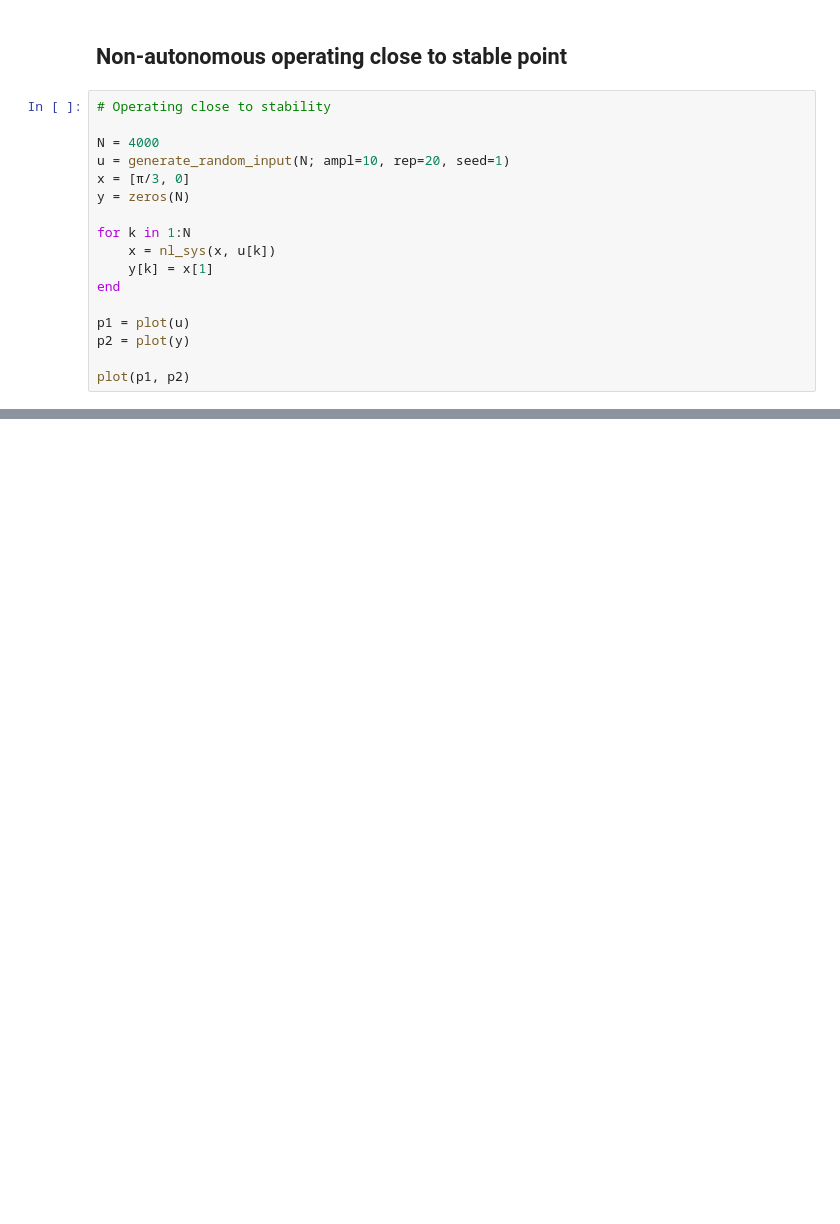
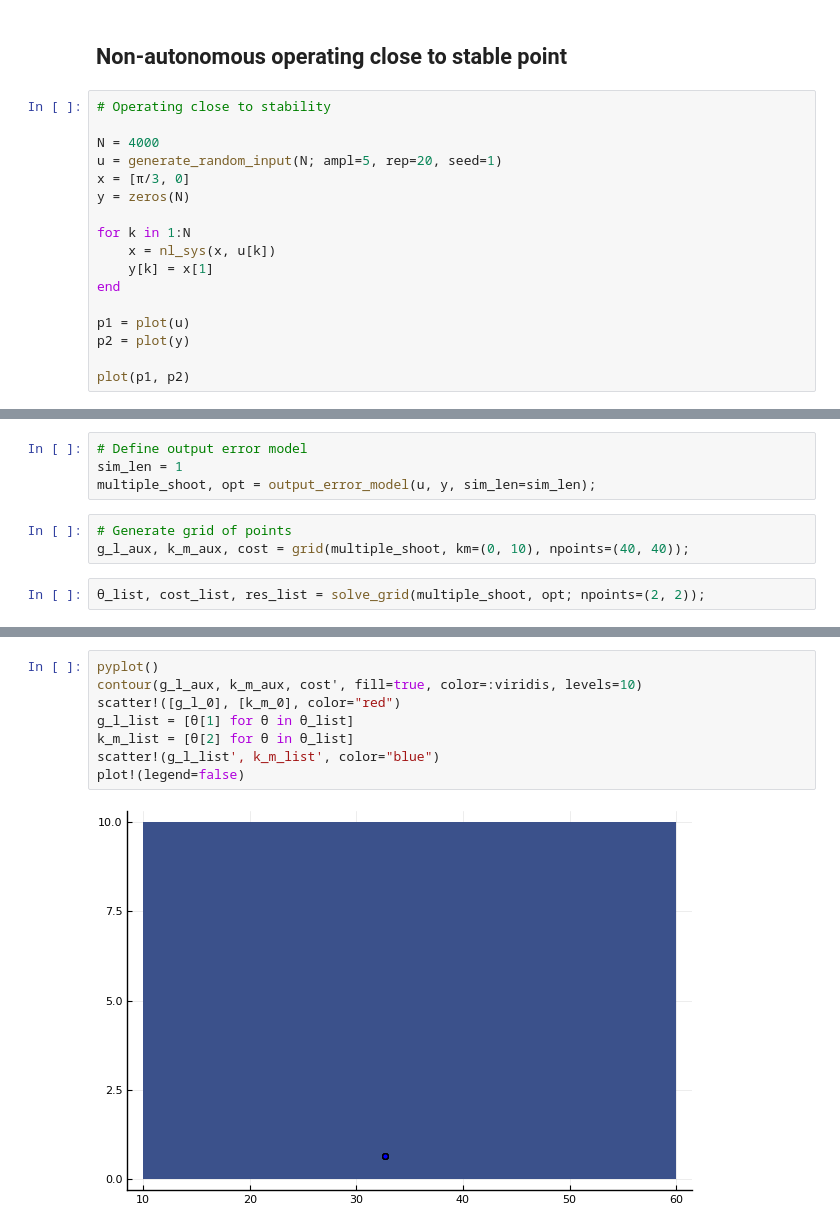
Before and after one commit to antonior92/MultipleShootingPEM.jl, a Jupyter notebook: examples/discretized_pendulum.ipynb, the cells around one changed output, grey strips where cells are left out. Cells and saved outputs as stored; diff of their text form; blank space fills up the shorter version.

```diff
--- a/examples/discretized_pendulum.ipynb
+++ b/examples/discretized_pendulum.ipynb
@@ -285,7 +252,7 @@ multiple_shoot.simulations[1].ys
 # Operating close to stability
 
 N = 4000
-u = generate_random_input(N; ampl=10, rep=20, seed=1)
+u = generate_random_input(N; ampl=5, rep=20, seed=1)
 x = [π/3, 0]
 y = zeros(N)
 
@@ -302,0 +270,9 @@ plot(p1, p2)
+# %%
+# Define output error model
+sim_len = 1
+multiple_shoot, opt = output_error_model(u, y, sim_len=sim_len);
+# %%
+# Generate grid of points
+g_l_aux, k_m_aux, cost = grid(multiple_shoot, km=(0, 10), npoints=(40, 40));
+# %%
+θ_list, cost_list, res_list = solve_grid(multiple_shoot, opt; npoints=(2, 2));
@@ -302,0 +297,10 @@ plot(p1, p2)
+# %%
+pyplot()
+contour(g_l_aux, k_m_aux, cost', fill=true, color=:viridis, levels=10)
+scatter!([g_l_0], [k_m_0], color="red")
+g_l_list = [θ[1] for θ in θ_list]
+k_m_list = [θ[2] for θ in θ_list]
+scatter!(g_l_list', k_m_list', color="blue")
+plot!(legend=false)
+# %% [output]
+[figure, added]
```
Also changed, not shown: parts of 33 cells of this notebook.
